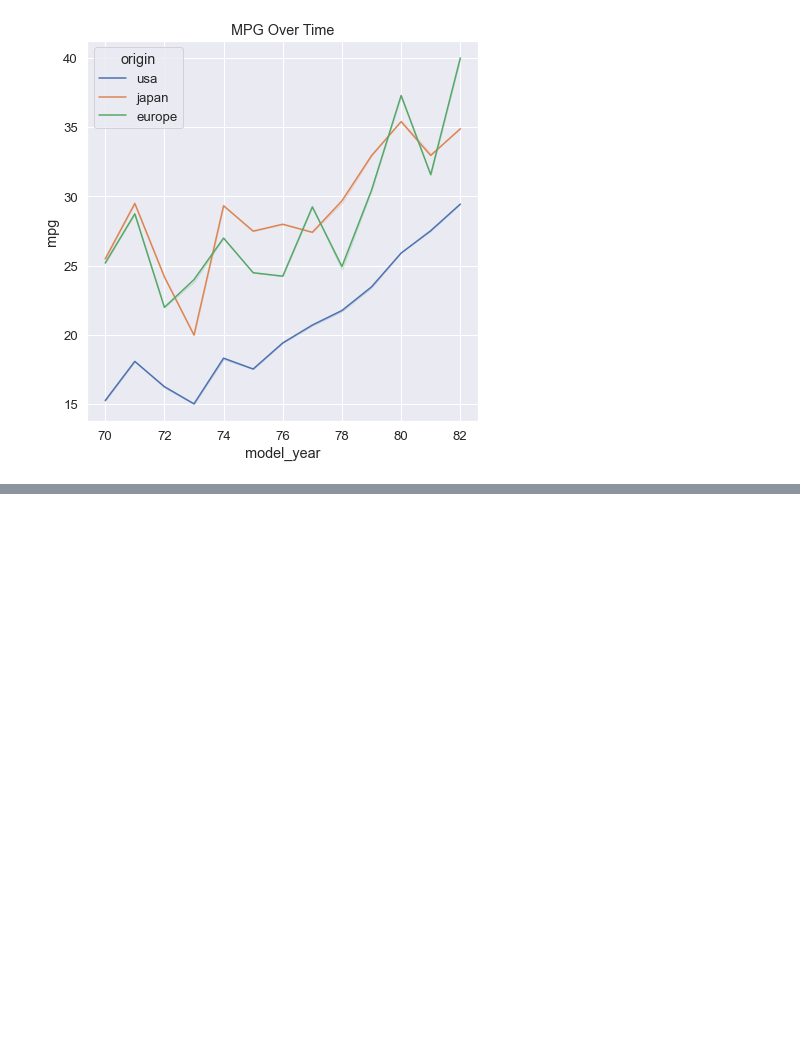
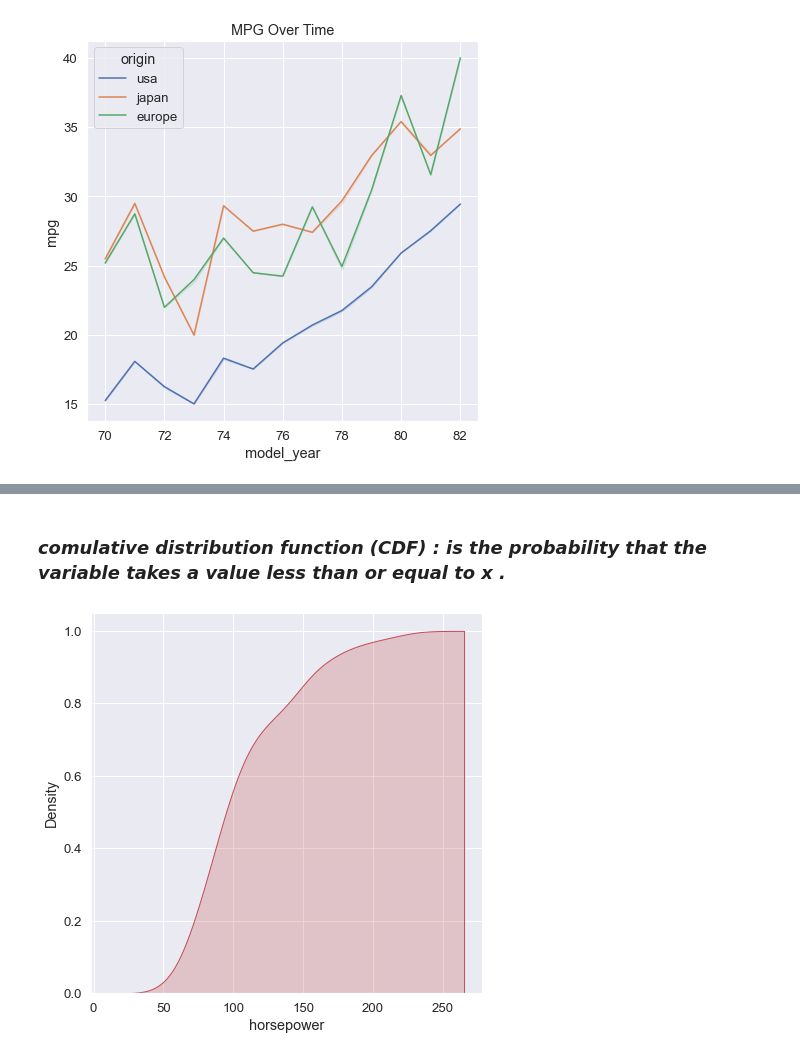
Before and after one commit to kareemNagah/Summary_2023, a Jupyter notebook: Data Visualization/seaborn/inro_seaborn.ipynb, the cells around one changed output, grey strips where cells are left out. Drawn from its saved outputs; the diff is of its cells as text; code cells hidden in the pictures; blank space fills up the shorter version.

```diff
--- a/Data Visualization/seaborn/inro_seaborn.ipynb
+++ b/Data Visualization/seaborn/inro_seaborn.ipynb
@@ -336,0 +364,13 @@ plt.show()
+# %% [markdown]
+### _comulative distribution function (CDF) : is the probability that the variable takes a value less than or equal to x ._
+# %%
+# if you want to switch to comulative distribution function (CDF) instead of probability density function (PDF)
+# you can use cumulative parameter
+
+sns.kdeplot(mpg_data['horsepower'],
+            cumulative=True # cumulative: if True, draw the cumulative distribution estimated by the kde
+            ,shade=True,
+            color='r')
+plt.show()
+# %% [output]
+[figure, added]
```
Also changed, not shown: parts of 6 cells of this notebook.
